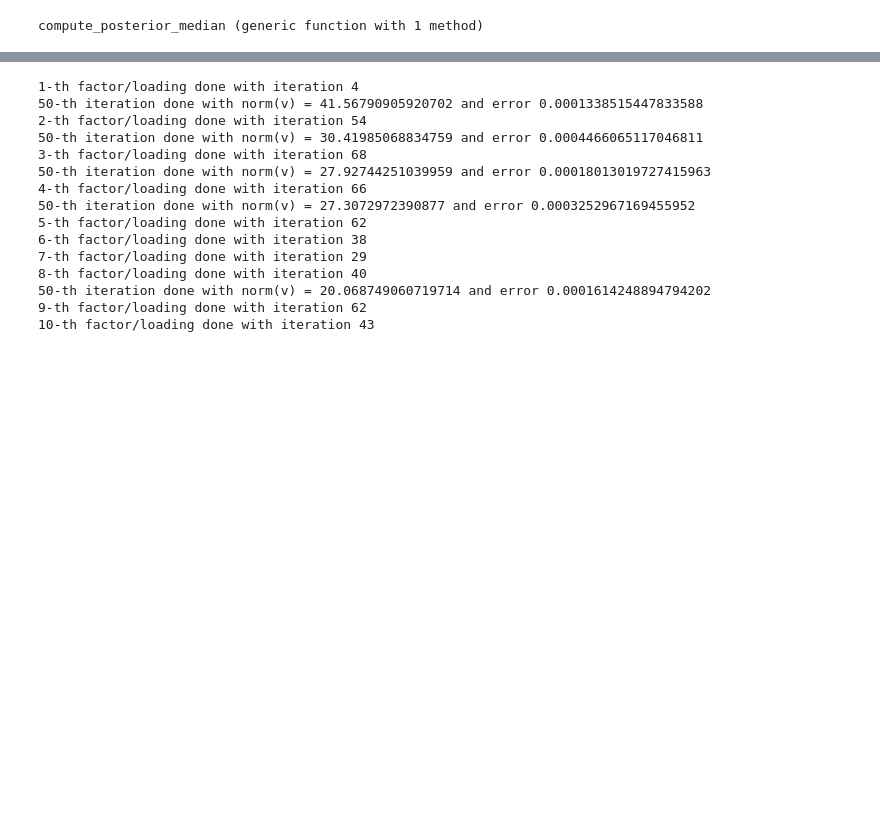
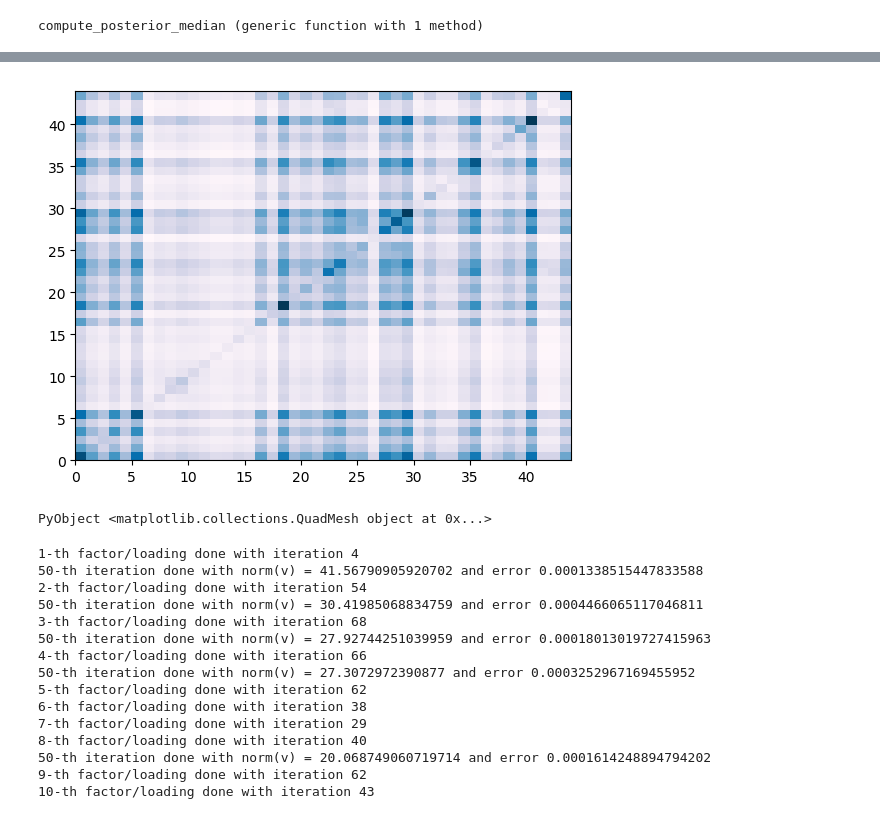
Before and after one commit to youngseok-kim/EBSPCA, a Jupyter notebook: gtex_ebspca_longdim.ipynb, the cells around one changed output, grey strips where cells are left out. Cells and saved outputs as stored; diff of their text form; code cells hidden in the pictures; blank space fills up the shorter version.

```diff
--- a/gtex_ebspca_longdim.ipynb
+++ b/gtex_ebspca_longdim.ipynb
@@ -179,3 +196,8 @@ savefig("F1.pdf")
+# %%
+pcolormesh(Y'*Y, cmap = "PuBu")
+# %% [output]
+[figure, added]
+PyObject <matplotlib.collections.QuadMesh object at 0x...>
 # %%
 k_max = 10; Z = Y'; n,p = size(Z); R = Z .- mean(Z,2);
 loading = zeros(n,k_max); factor = zeros(p,k_max);
```
Also changed, not shown: parts of 8 cells of this notebook, 3 other files.
